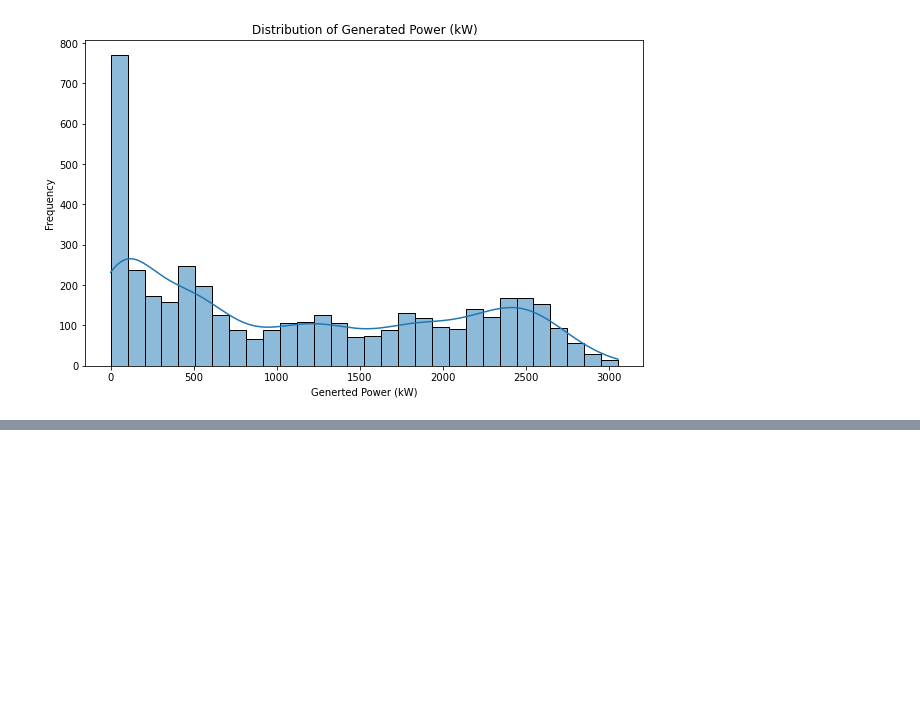
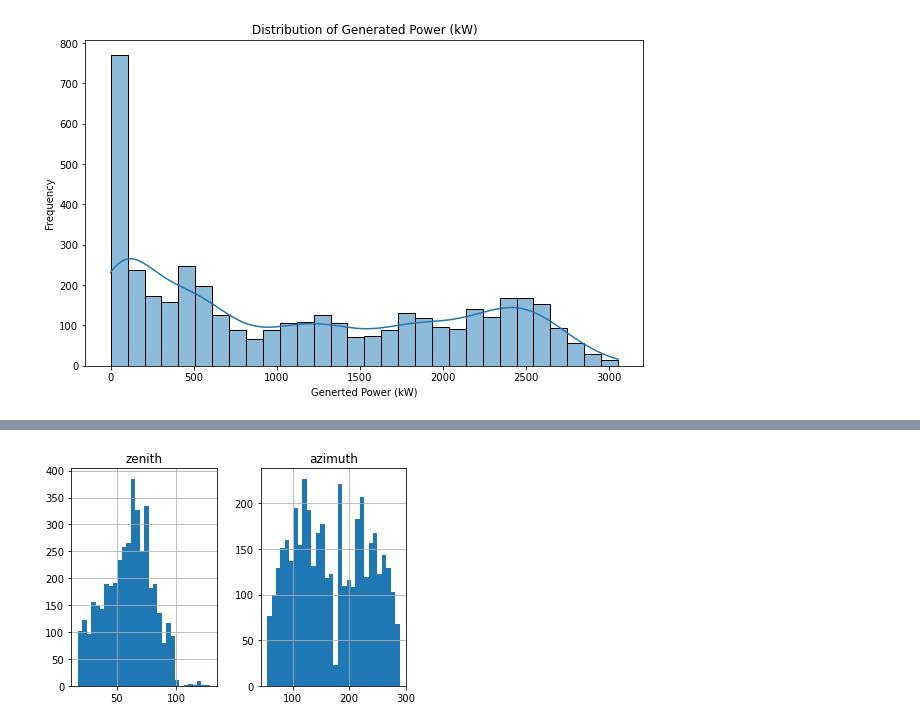
Before and after one commit to Skalaiselvi/AICTE-Week-1, a Jupyter notebook: solar power prediction.ipynb, the cells around one changed output, grey strips where cells are left out. Saved outputs shown, nothing was run; the diff lists cells and outputs as text; code cells hidden in the pictures; blank space fills up the shorter version.

```diff
--- a/solar power prediction.ipynb
+++ b/solar power prediction.ipynb
@@ -153,0 +169,5 @@ plt.show()
+# %%
+df[df.columns[18:20]].hist(bins=30,figsize=(6,4))
+plt.show()
+# %% [output]
+[figure, added]
```
Also changed, not shown: parts of 8 cells of this notebook.
